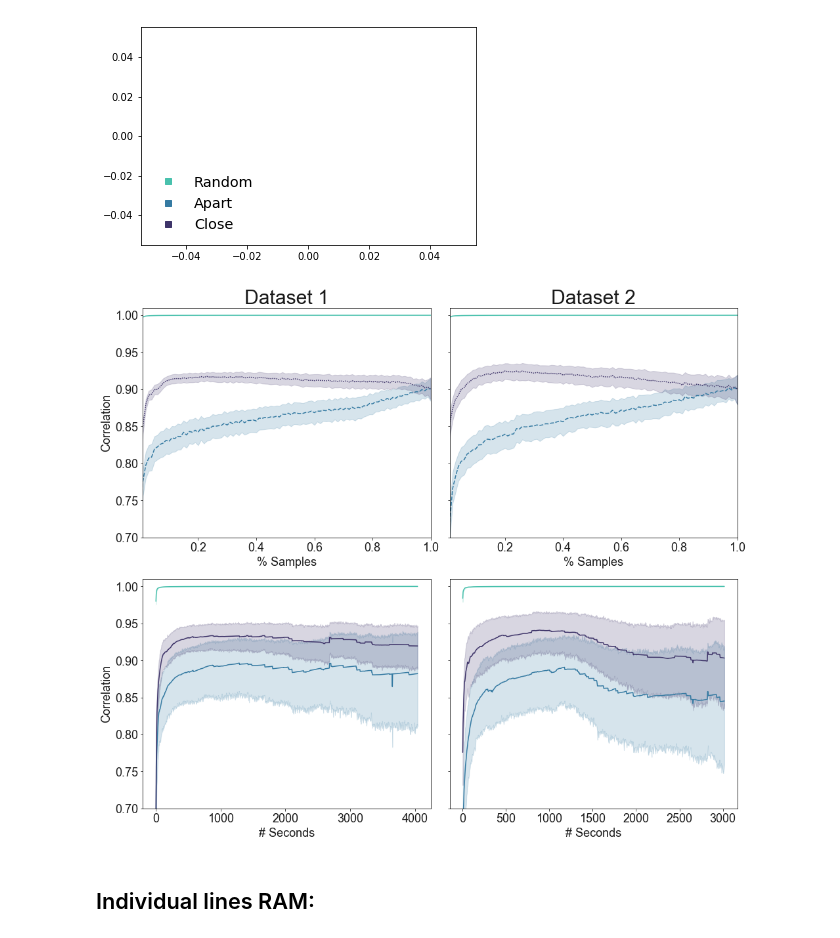
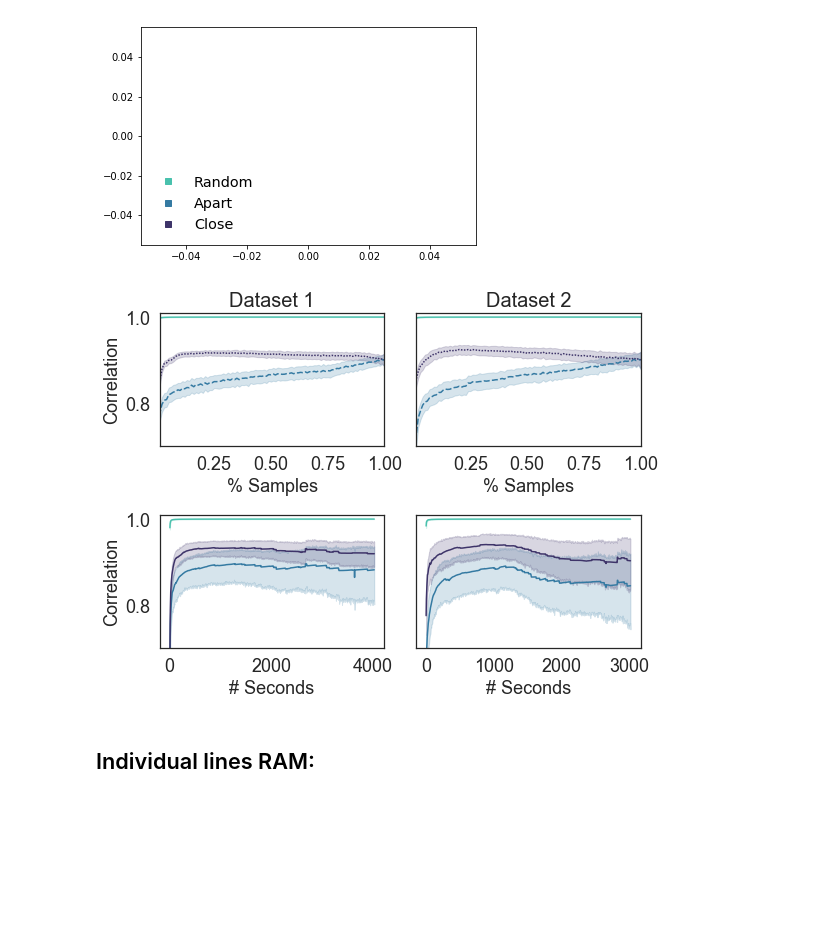
Before and after one commit to ContextLab/supereeg_paper, a Jupyter notebook: code/notebooks/stability.ipynb, the cells around one changed output. Saved outputs shown, nothing was run; the diff lists cells and outputs as text; code cells hidden in the pictures; blank space fills up the shorter version.

Commit message:
update to stability figure size

```diff
--- a/code/notebooks/stability.ipynb
+++ b/code/notebooks/stability.ipynb
@@ -158,7 +158,7 @@ plt.show()
 # %%
 palette = sns.color_palette("mako_r", 3)
 plt.rc('legend',fontsize=20)
-f, axes = plt.subplots(2, 2, figsize=(14, 12), sharey=True)
+f, axes = plt.subplots(2, 2, figsize=(8, 6), sharey=True)
 
 sns.set(style="white", palette="muted", color_codes=True)
 
@@ -167,7 +167,7 @@ sns.lineplot(x="percent_idx", y="Correlation",
 axes[0, 0].set(ylim=(.7, 1.01))
 axes[0, 0].set(xlim=(.01, 1))
 axes[0, 0].legend().set_visible(False)
-axes[0, 0].axes.set_title("Dataset 1",fontsize=30)
+axes[0, 0].axes.set_title("Dataset 1",fontsize=20)
 axes[0, 0].set_xlabel("% Samples",fontsize=18)
 axes[0, 0].set_ylabel("Correlation",fontsize=18)
 axes[0, 0].tick_params(labelsize=18)
@@ -176,35 +176,35 @@ axes[0, 0].tick_params(labelsize=18)
 sns.lineplot(x="percent_idx", y="Correlation",
                   hue="Type", style="Type",data=RAM_t_df_long, palette=palette, ax=axes[0, 1])
 axes[0, 1].set(ylim=(.7, 1.01))
 axes[0, 1].set(xlim=(.01, 1))
-axes[0, 1].axes.set_title("Dataset 2",fontsize=30)
+axes[0, 1].axes.set_title("Dataset 2",fontsize=20)
 axes[0, 1].set_xlabel("% Samples",fontsize=18)
 axes[0, 1].set_ylabel("Correlation",fontsize=18)
 axes[0, 1].tick_params(labelsize=18)
 axes[0, 1].legend().set_visible(False)
 
 sns.lineplot(x="second_idx", y="Correlation",
                   hue="Type",data=pyFR_half, palette=palette, ax=axes[1, 0])
 axes[1, 0].set(ylim=(.7, 1.01))
 axes[1, 0].set_xlabel("# Seconds",fontsize=18)
 axes[1, 0].set_ylabel("Correlation",fontsize=18)
 axes[1, 0].tick_params(labelsize=18)
 axes[1, 0].legend().set_visible(False)
 
 sns.lineplot(x="second_idx", y="Correlation",
                   hue="Type",data=RAM_half, palette=palette, ax=axes[1, 1])
 axes[1, 1].set(ylim=(.7, 1.01))
 axes[1, 1].set_xlabel("# Seconds",fontsize=18)
 axes[1, 1].set_ylabel("Correlation",fontsize=18)
 axes[1, 1].tick_params(labelsize=18)
 axes[1, 1].legend().set_visible(False)
 
 plt.tight_layout()
 fname = os.path.join(fig_dir,'time_stability.pdf')
 
 plt.savefig(fname)
 # %% [output]
-[figure, old version]
+[figure, new version]
 # %% [markdown]
 ## Individual lines RAM:
 # %%
```
Also changed, not shown: parts of 4 cells of this notebook, 18 other files.
